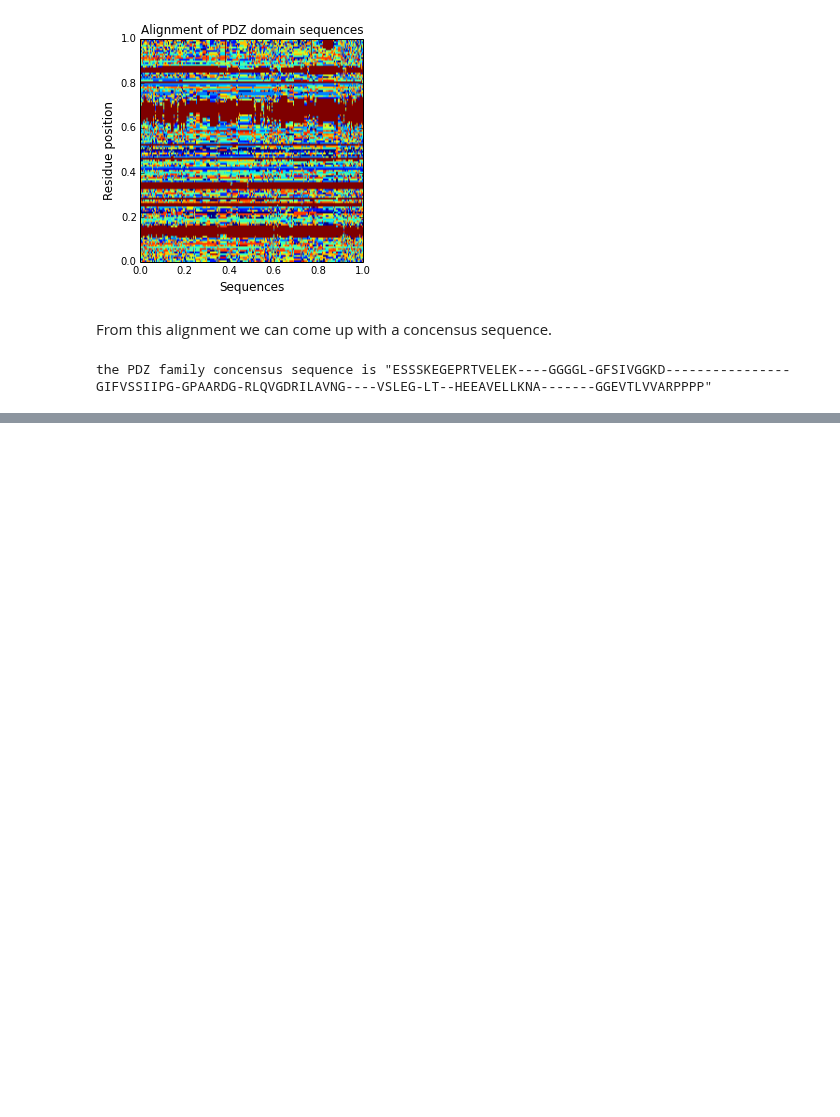
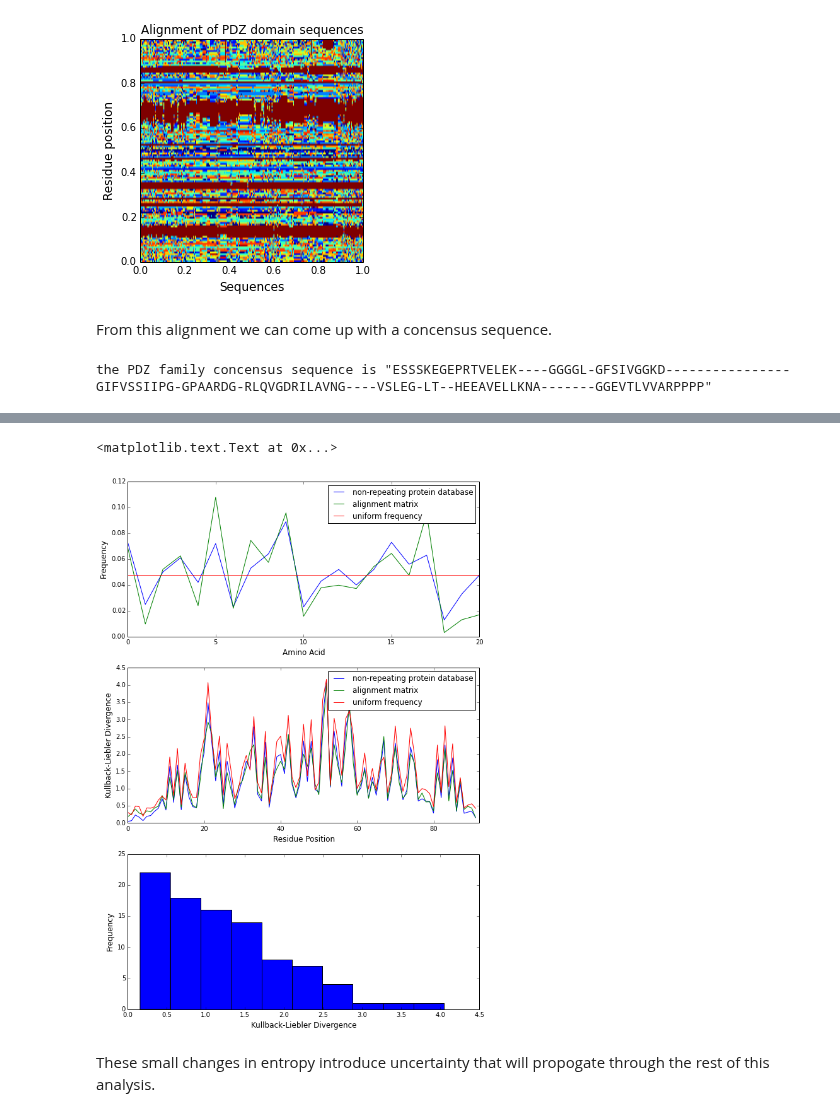
Before and after one commit to kmdalton/scaled, a Jupyter notebook: pyscaTutorial.ipynb, the cells around one changed output, grey strips where cells are left out. Saved outputs shown, nothing was run; the diff lists cells and outputs as text; code cells hidden in the pictures; blank space fills up the shorter version.

```diff
--- a/pyscaTutorial.ipynb
+++ b/pyscaTutorial.ipynb
@@ -78,0 +125,31 @@ the PDZ pruned family concensus sequence is "ESSSKEGEPRTVELEKGGGGLGFSIVGGKDGIFVS
+# %%
+# The hard-coded background residue frequencies estiamted from the non-repeating protein database.
+BGQ = np.array([0.073, 0.025, 0.050, 0.061, 0.042, 0.072, 0.023, 0.053, 0.064, 0.089, 0.023, 0.043, 0.052, 0.040, 0.052, 0.073, 0.056, 0.063, 0.013, 0.033,1./21.])
+BGQ_uniform = np.ones(BGQ.size)/21.
+
+# The estimated background residue frequency for our protein of interest
+BGQ2 = fullmsa.estimateBGFreq(aamtx_pruned)
+f,(ax1,ax2,ax3) = subplots(3,1,figsize=[10,15])
+ax1.plot(BGQ,label="non-repeating protein database")
+ax1.plot(BGQ2,label="alignment matrix")
+ax1.plot(BGQ_uniform,label="uniform frequency")
+ax1.set_xlabel('Amino Acid', size=12)
+ax1.set_ylabel('Frequency', size=12)
+ax1.legend()
+
+ax2.plot(fullmsa.DKL2(aamtx_pruned,BGQ),label="non-repeating protein database")
+ax2.plot(fullmsa.DKL2(aamtx_pruned,BGQ2),label="alignment matrix")
+ax2.plot(fullmsa.DKL2(aamtx_pruned,BGQ_uniform),label="uniform frequency")
+ax2.set_xlabel('Residue Position', size=12)
+ax2.set_ylabel('Kullback-Liebler Divergence', size=12)
+ax2.set_xlim([0,aamtx_pruned.shape[1]])
+ax2.legend()
+
+ax3.hist(fullmsa.DKL2(aamtx_pruned,BGQ2))
+ax3.set_xlabel('Kullback-Liebler Divergence', size=12)
+ax3.set_ylabel('Frequency', size=12)
+# %% [output]
+<matplotlib.text.Text at 0x...>
+[figure, added]
+# %% [markdown]
+These small changes in entropy introduce uncertainty that will propogate through the rest of this analysis.
```
Also changed, not shown: parts of 13 cells of this notebook.
